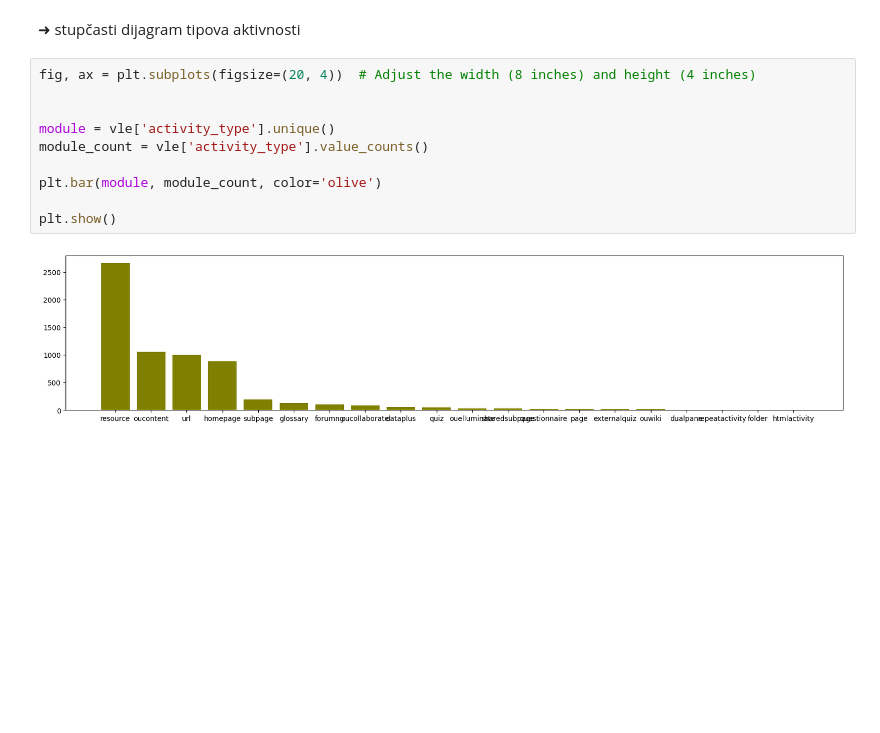
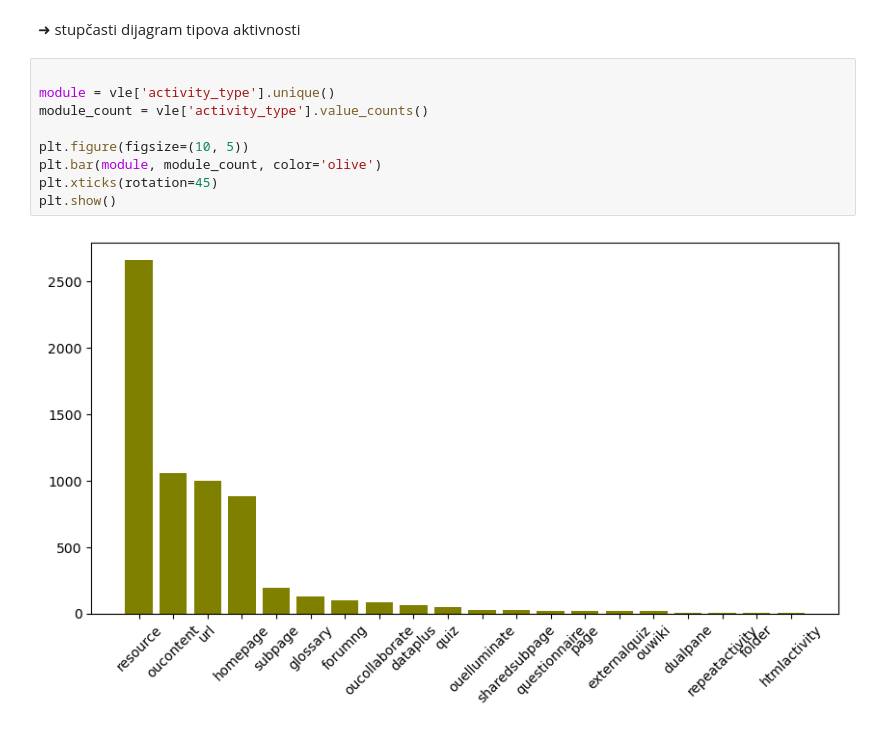
Before and after one commit to antoniamstr1/projekt-uuzop, a Jupyter notebook: prvi_dio.ipynb, the cells around one changed output. Drawn from its saved outputs; the diff is of its cells as text; blank space fills up the shorter version.

```diff
--- a/prvi_dio.ipynb
+++ b/prvi_dio.ipynb
@@ -505,14 +505,13 @@ plt.show()
 # %% [markdown]
 ➜ stupčasti dijagram tipova aktivnosti
 # %%
-fig, ax = plt.subplots(figsize=(20, 4))  # Adjust the width (8 inches) and height (4 inches)
-
 
 module = vle['activity_type'].unique()
 module_count = vle['activity_type'].value_counts()
 
+plt.figure(figsize=(10, 5))
 plt.bar(module, module_count, color='olive')
-
+plt.xticks(rotation=45)
 plt.show()
 # %% [output]
-[figure, old version]
+[figure, new version]
```
Also changed, not shown: parts of 4 cells of this notebook.
